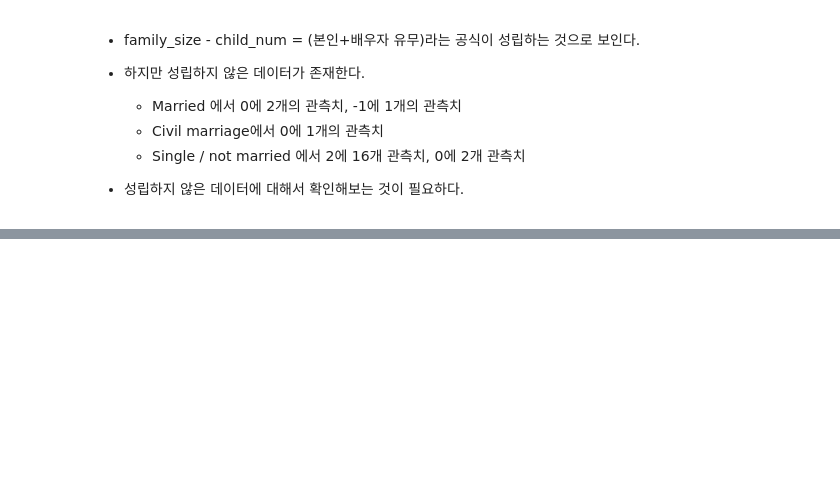
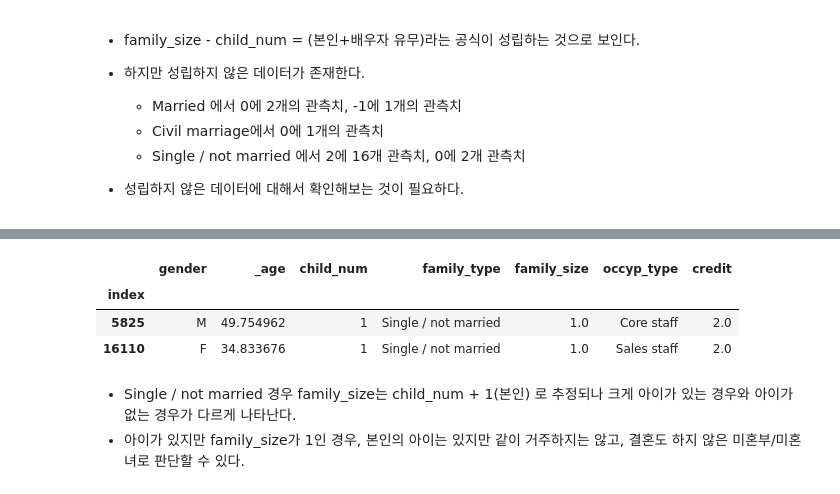
Before and after one commit to Gangtaro/data_science_repository, a Jupyter notebook: COMPETETION_LOG/DACON_210405_credit/dacon_credit_project.ipynb, the cells around one changed output, grey strips where cells are left out. Saved outputs shown, nothing was run; the diff lists cells and outputs as text; code cells hidden in the pictures; blank space fills up the shorter version.

```diff
--- a/COMPETETION_LOG/DACON_210405_credit/dacon_credit_project.ipynb
+++ b/COMPETETION_LOG/DACON_210405_credit/dacon_credit_project.ipynb
@@ -233,0 +301,10 @@ dtype: int64
+# %%
+family_thing[(train.family_type == 'Single / not married')&((train.family_size - train.child_num) == 0)]
+# %% [output]
+|  | gender | _age | child_num | family_type | family_size | occyp_type | credit |
+| index |  |  |  |  |  |  |  |
+| 5825 | M | 49.754962 | 1 | Single / not married | 1.0 | Core staff | 2.0 |
+| 16110 | F | 34.833676 | 1 | Single / not married | 1.0 | Sales staff | 2.0 |
+# %% [markdown]
+- Single / not married 경우 family_size는 child_num + 1(본인) 로 추정되나 크게 아이가 있는 경우와 아이가 없는 경우가 다르게 나타난다.
+- 아이가 있지만 family_size가 1인 경우, 본인의 아이는 있지만 같이 거주하지는 않고, 결혼도 하지 않은 미혼부/미혼녀로 판단할 수 있다.
```
Also changed, not shown: parts of 10 cells of this notebook, 1 other file.
